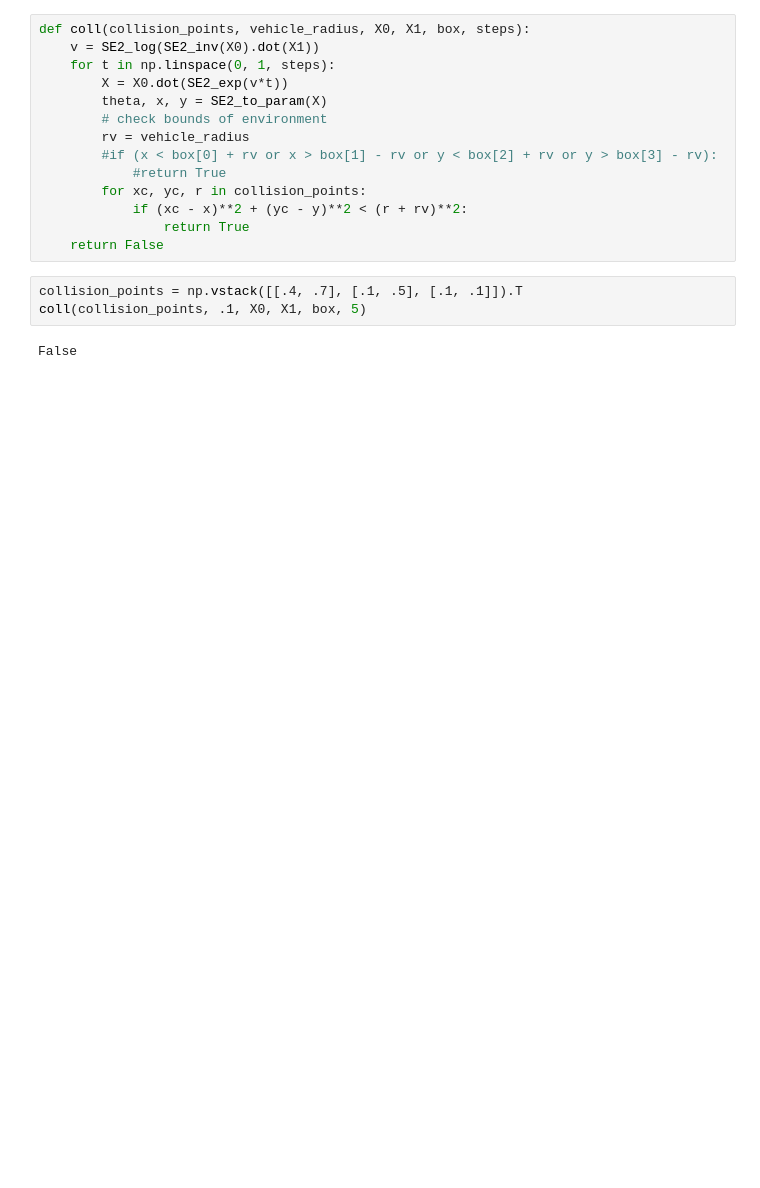
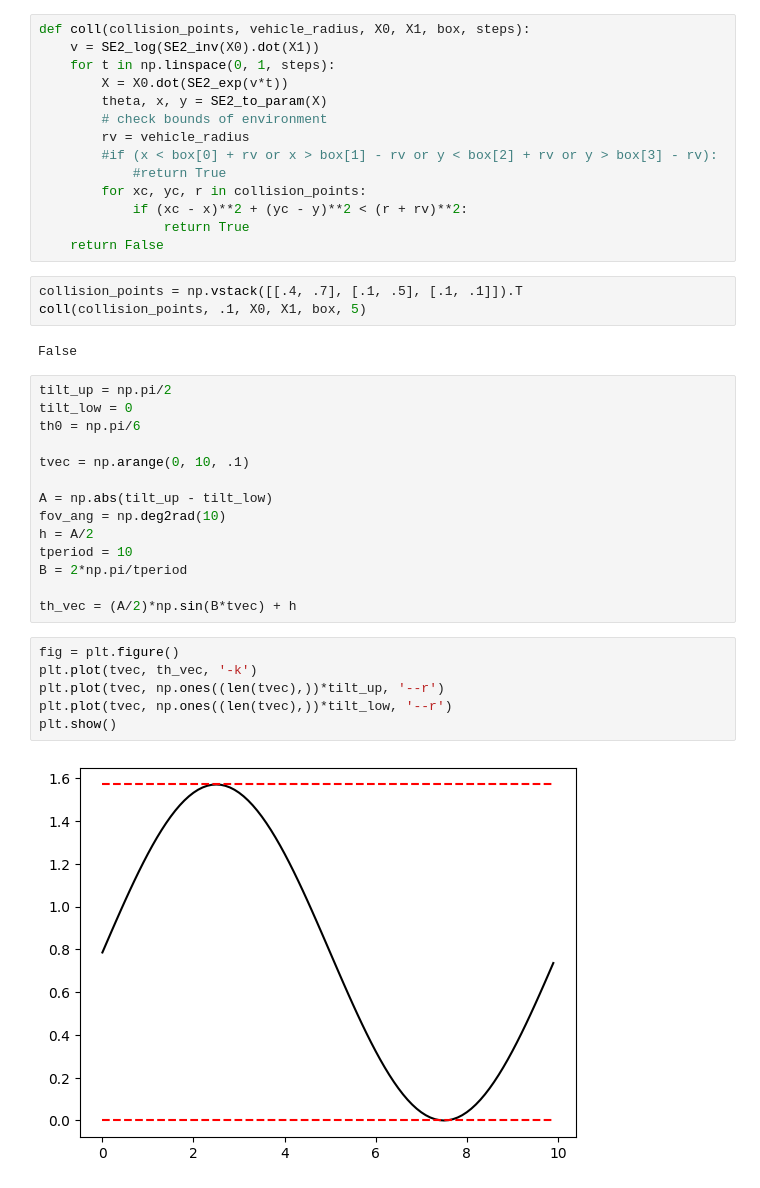
Before and after one commit to jeffersonkim97/cognis_UAM, a Jupyter notebook: notebook/test.ipynb, the cells around one changed output. Cells and saved outputs as stored; diff of their text form; blank space fills up the shorter version.

```diff
--- a/notebook/test.ipynb
+++ b/notebook/test.ipynb
@@ -526,3 +525,25 @@ collision_points = np.vstack([[.4, .7], [.1, .5], [.1, .1]]).T
 coll(collision_points, .1, X0, X1, box, 5)
 # %% [output]
 False
+# %%
+tilt_up = np.pi/2
+tilt_low = 0
+th0 = np.pi/6
+
+tvec = np.arange(0, 10, .1)
+
+A = np.abs(tilt_up - tilt_low)
+fov_ang = np.deg2rad(10)
+h = A/2
+tperiod = 10
+B = 2*np.pi/tperiod
+
+th_vec = (A/2)*np.sin(B*tvec) + h
+# %%
+fig = plt.figure()
+plt.plot(tvec, th_vec, '-k')
+plt.plot(tvec, np.ones((len(tvec),))*tilt_up, '--r')
+plt.plot(tvec, np.ones((len(tvec),))*tilt_low, '--r')
+plt.show()
+# %% [output]
+[figure, added]
```
Also changed, not shown: parts of 28 cells of this notebook, 6 other files.
